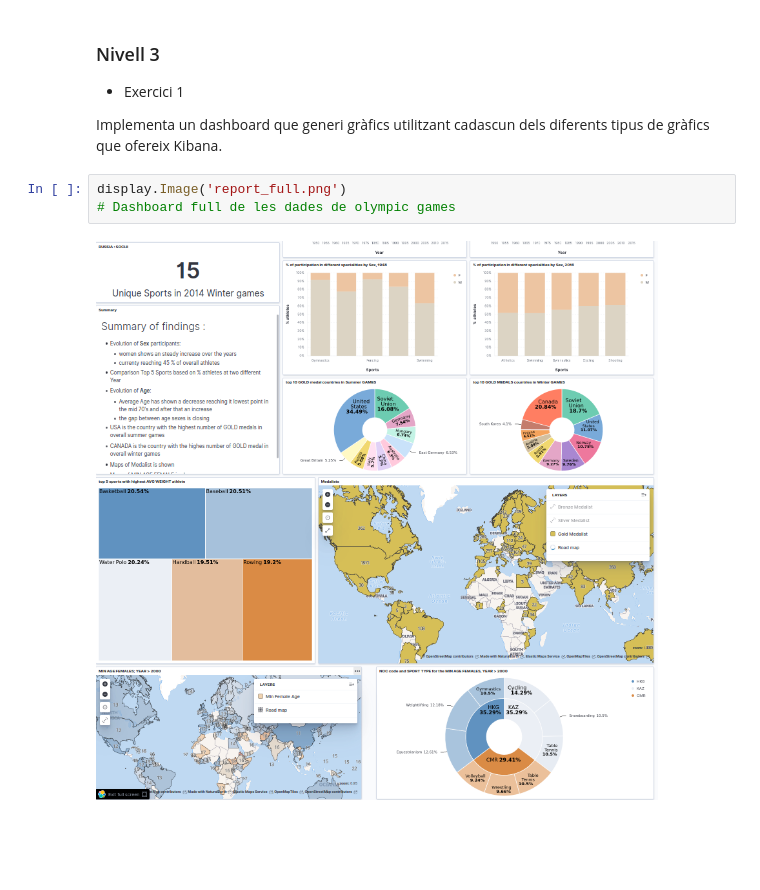
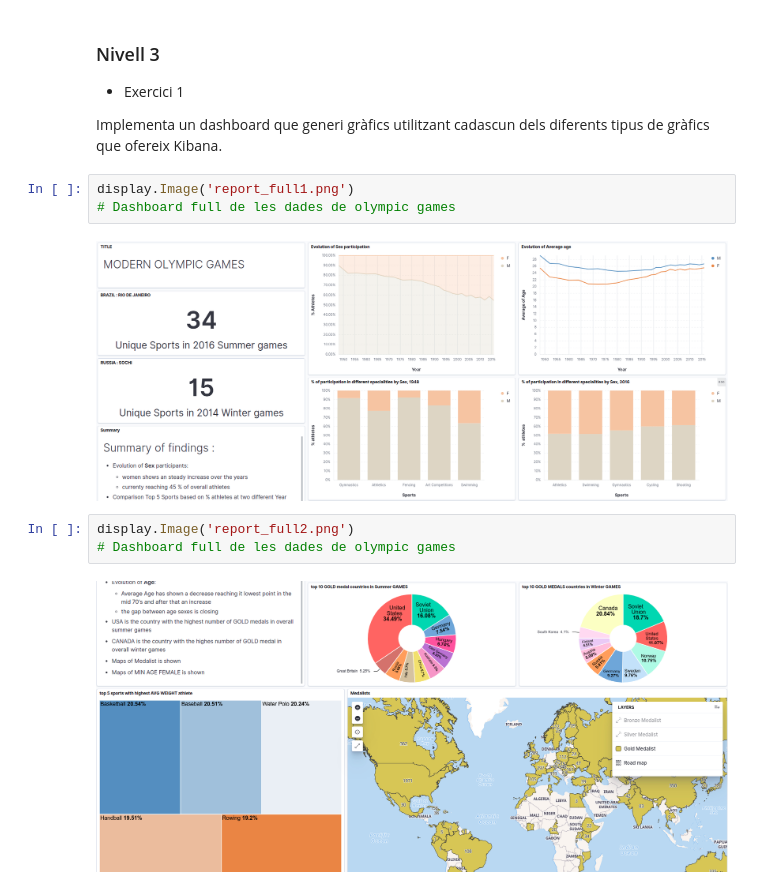
Before and after one commit to ManelForcales/Kibana, a Jupyter notebook: S19T01.ipynb, the cells around one changed output. Cells and saved outputs as stored; diff of their text form; blank space fills up the shorter version.

```diff
--- a/S19T01.ipynb
+++ b/S19T01.ipynb
@@ -76,7 +76,12 @@ al git tambe es pot trobar el report : MFF_games_S19T01_exercici_2.pdf
 
 Implementa un dashboard que generi gràfics utilitzant cadascun dels diferents tipus de gràfics que ofereix Kibana.
 # %%
-display.Image('report_full.png')
+display.Image('report_full1.png')
 # Dashboard full de les dades de olympic games
 # %% [output]
-[figure, old version]
+[figure, new version]
+# %%
+display.Image('report_full2.png')
+# Dashboard full de les dades de olympic games
+# %% [output]
+[figure, added]
```
Also changed, not shown: parts of 4 cells of this notebook.
